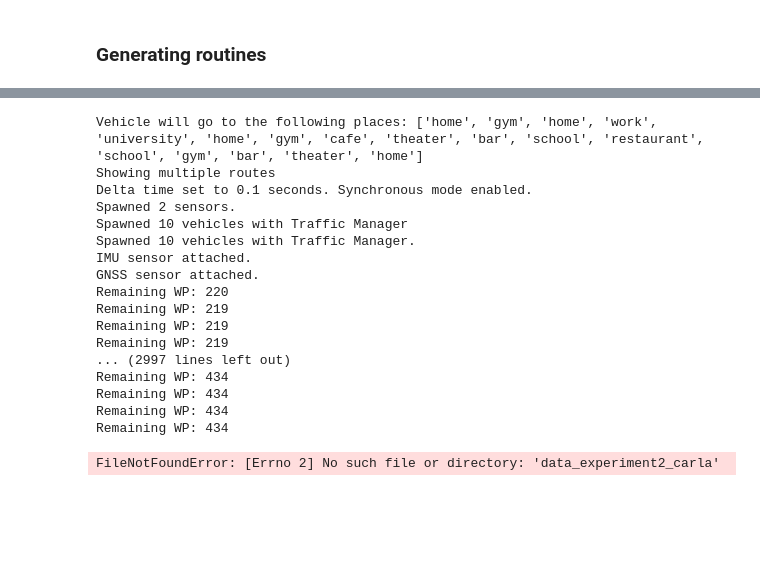
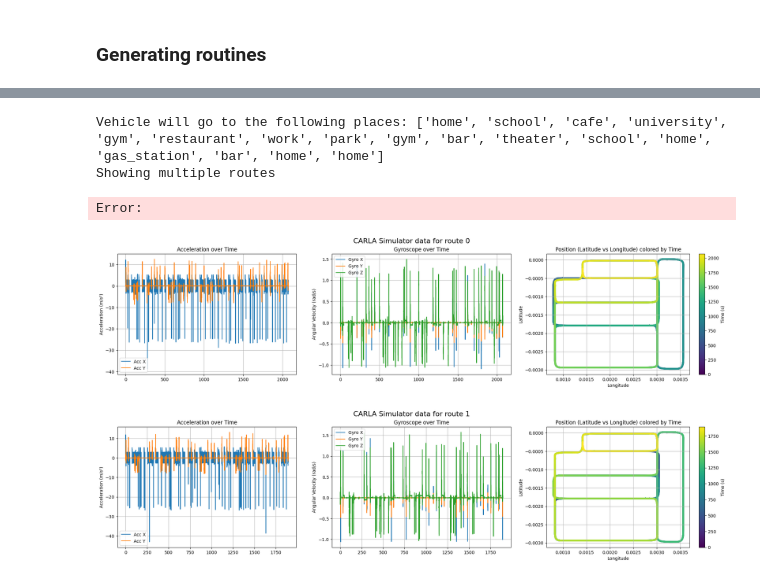
Before and after one commit to RenanFlorencio/carla_data_synthesis, a Jupyter notebook: experiment2_runner.ipynb, the cells around one changed output, grey strips where cells are left out. Cells and saved outputs as stored; diff of their text form; code cells hidden in the pictures; blank space fills up the shorter version.

```diff
--- a/experiment2_runner.ipynb
+++ b/experiment2_runner.ipynb
@@ -375,26 +350,26 @@ Possible places: ['home', 'work', 'school', 'gym', 'bar', 'theater', 'cafe', 'un
 # %%
-# n_of_routines = 5
+n_of_routines = 3
 
-# generated_routines = 0
-# while (generated_routines < n_of_routines):
-#     try:
-#         response = get_response_LLM(places)
-#         print(response)
-#         df = pd.DataFrame(response).T
-#         df.index.name = 'time'
-#         os.makedirs('llm_routines', exist_ok=True)
-#         df.to_csv(f'llm_routines/llm_routine{generated_routines}.csv')
-#         generated_routines += 1
+generated_routines = 0
+while (generated_routines < n_of_routines):
+    try:
+        response = get_response_LLM(places)
+        print(response)
+        df = pd.DataFrame(response).T
+        df.index.name = 'time'
+        os.makedirs('llm_routines', exist_ok=True)
+        df.to_csv(f'llm_routines/llm_routine{generated_routines}.csv')
+        generated_routines += 1
 
-#     except Exception as e:
-#         print(f"Error generating routine. Trying again. Error: {e}")
-#         continue
+    except Exception as e:
+        print(f"Error generating routine. Trying again. Error: {e}")
+        continue
 
-# sps_routine = [] # This is a list of spawnpoint to generate the routine
-# places_routine = [] # This is a list of places to generate the routine
-# for locs in response.values():
-#     local = locs['location']
-#     places_routine.append(local)
-#     sps_routine.append(sps[local])
+sps_routine = [] # This is a list of spawnpoint to generate the routine
+places_routine = [] # This is a list of places to generate the routine
+for locs in response.values():
+    local = locs['location']
+    places_routine.append(local)
+    sps_routine.append(sps[local])
 
-# print(places_routine)
+print(places_routine)
@@ -411,7 +392,7 @@ whole_df = pd.DataFrame()
 delta_time = 0.1 # FPS of the simulation is 1 / delta_time
 behaviors = ['normal', 'aggressive']
 for beh in behaviors:
-    for i in range(0, 5):
+    for i in range(n_of_routines):
         try:
             routine = routines[i]
             places_routine = routine.location.values.tolist()
@@ -433,7 +414,7 @@ for beh in behaviors:
 
             print(f"Vehicle will go to the following places: {places_routine}")
             # Here traffic lights are frozen to green in order to reduce simulation time
-            follow_route(vehicle_bp, [IMU_bp, GNSS_bp], sps_routine, agent_behavior=agent_behavior, freeze_traffic_lights=True, n_vehicles=10, delta_time=delta_time, sampling_res=2, fixed_spectator=True, draw_debug_route=True, render=False)
+            follow_route(vehicle_bp, [IMU_bp, GNSS_bp], sps_routine, agent_behavior=agent_behavior, freeze_traffic_lights=False, n_vehicles=10, delta_time=delta_time, sampling_res=1, fixed_spectator=True, draw_debug_route=True, render=True)
 
             whole_df = pd.merge(imu_df, gnss_df, on='timestamp', how='outer')[3:]
             whole_df['timestamp'] = whole_df['timestamp'] - whole_df['timestamp'].iloc[0] # Normalize time to start from 0
@@ -447,23 +428,9 @@ for beh in behaviors:
             print(f"Simulation interrupted by user. Error: {e}")
             break
 # %% [output]
-Vehicle will go to the following places: ['home', 'gym', 'home', 'work', 'university', 'home', 'gym', 'cafe', 'theater', 'bar', 'school', 'restaurant', 'school', 'gym', 'bar', 'theater', 'home']
+Vehicle will go to the following places: ['home', 'school', 'cafe', 'university', 'gym', 'restaurant', 'work', 'park', 'gym', 'bar', 'theater', 'school', 'home', 'gas_station', 'bar', 'home', 'home']
 Showing multiple routes
-Delta time set to 0.1 seconds. Synchronous mode enabled.
-Spawned 2 sensors.
-Spawned 10 vehicles with Traffic Manager
-Spawned 10 vehicles with Traffic Manager.
-IMU sensor attached.
-GNSS sensor attached.
-Remaining WP: 220
-Remaining WP: 219
-Remaining WP: 219
-Remaining WP: 219
-... (2997 lines left out)
-Remaining WP: 434
-Remaining WP: 434
-Remaining WP: 434
-Remaining WP: 434
+Error:
 # %%
 def plot_df(df, idx, save_path = None):
     # Create subplots
@@ -505,9 +472,10 @@ def plot_df(df, idx, save_path = None):
     else:
         plt.show()
 # %%
-os.makedirs('plot_experiment2carla', exist_ok=True)
+os.makedirs('plot_experiment2_carla', exist_ok=True)
 for f in os.listdir('data_experiment2_carla'):
     idx = re.sub(r'\D', '', f)  # Extract the numeric part from the filename
     plot_df(pd.read_csv(f'data_experiment2_carla/{f}'), idx, save_path=f'plot_experiment2_carla/{f[:-4]}.png')
 # %% [output]
-FileNotFoundError: [Errno 2] No such file or directory: 'data_experiment2_carla'
+[figure, added]
+[figure, added]
```
Also changed, not shown: parts of 7 cells of this notebook, 13 other files.
